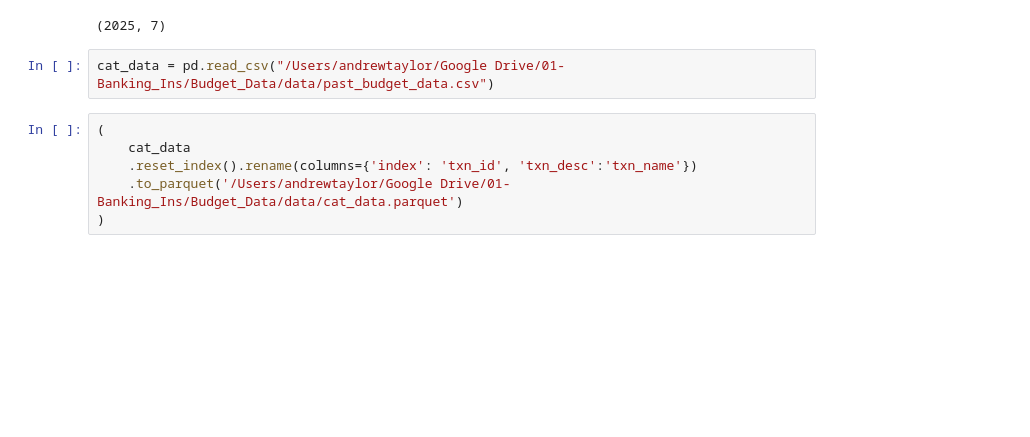
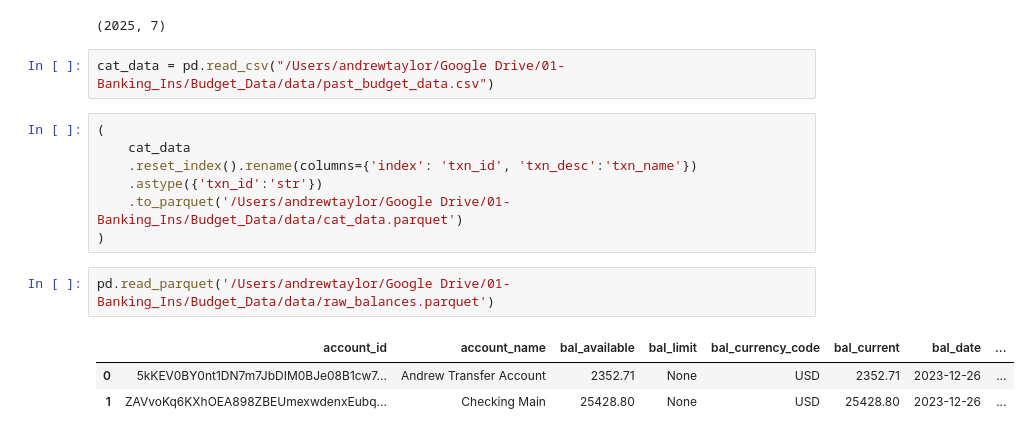
Before and after one commit to astaylor92/budget_sync, a Jupyter notebook: exploratory.ipynb, the cells around one changed output. Cells and saved outputs as stored; diff of their text form; blank space fills up the shorter version.

```diff
--- a/exploratory.ipynb
+++ b/exploratory.ipynb
@@ -71,5 +89,12 @@ cat_data = pd.read_csv("/Users/andrewtaylor/Google Drive/01-Banking_Ins/Budget_D
 (
     cat_data
     .reset_index().rename(columns={'index': 'txn_id', 'txn_desc':'txn_name'})
+    .astype({'txn_id':'str'})
     .to_parquet('/Users/andrewtaylor/Google Drive/01-Banking_Ins/Budget_Data/data/cat_data.parquet')
 )
+# %%
+pd.read_parquet('/Users/andrewtaylor/Google Drive/01-Banking_Ins/Budget_Data/data/raw_balances.parquet')
+# %% [output]
+|  | account_id | account_name | bal_available | bal_limit | bal_currency_code | bal_current | bal_date | ... |
+| 0 | 5kKEV0BY0nt1DN7m7JbDIM0BJe08B1cw7... | Andrew Transfer Account | 2352.71 | None | USD | 2352.71 | 2023-12-26 | ... |
+| 1 | ZAVvoKq6KXhOEA898ZBEUmexwdenxEubq... | Checking Main | 25428.80 | None | USD | 25428.80 | 2023-12-26 | ... |
```
Also changed, not shown: parts of 5 cells of this notebook, 3 other files.
